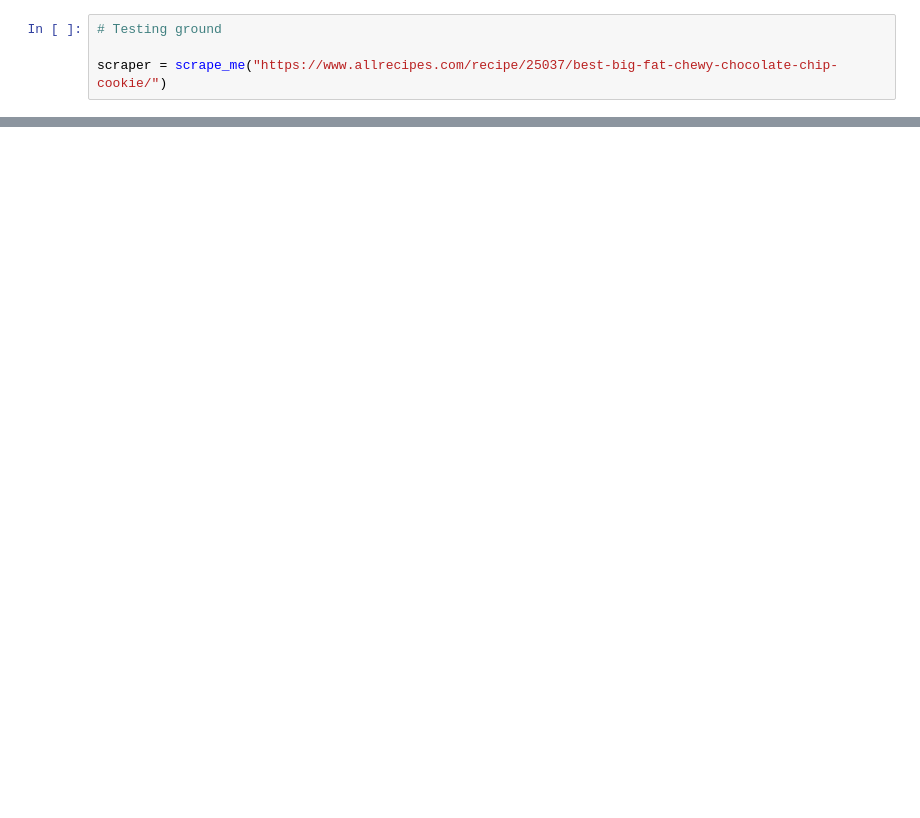
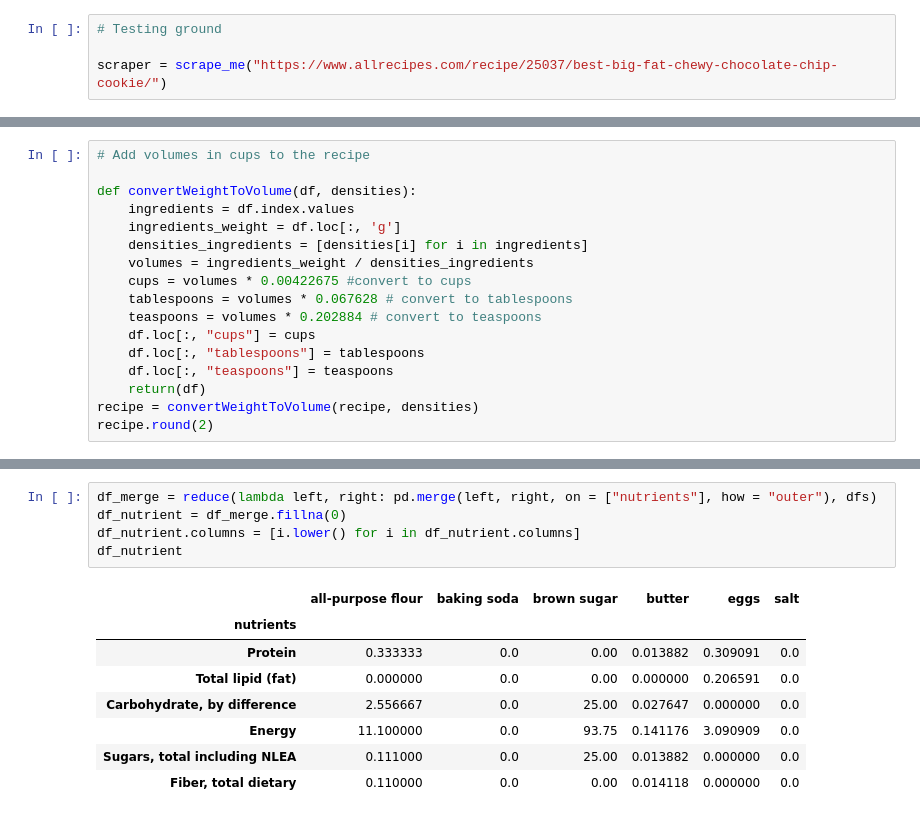
Before and after one commit to kiti15237/median_meal, a Jupyter notebook: recipe_averager.ipynb, the cells around one changed output, grey strips where cells are left out. Drawn from its saved outputs; the diff is of its cells as text; blank space fills up the shorter version.

```diff
--- a/recipe_averager.ipynb
+++ b/recipe_averager.ipynb
@@ -655,0 +693,17 @@ recipe
+# %%
+# Add volumes in cups to the recipe
+
+def convertWeightToVolume(df, densities):
+    ingredients = df.index.values
+    ingredients_weight = df.loc[:, 'g']
+    densities_ingredients = [densities[i] for i in ingredients]
+    volumes = ingredients_weight / densities_ingredients
+    cups = volumes * 0.00422675 #convert to cups
+    tablespoons = volumes * 0.067628 # convert to tablespoons
+    teaspoons = volumes * 0.202884 # convert to teaspoons
+    df.loc[:, "cups"] = cups
+    df.loc[:, "tablespoons"] = tablespoons
+    df.loc[:, "teaspoons"] = teaspoons
+    return(df)
+recipe = convertWeightToVolume(recipe, densities)
+recipe.round(2)
@@ -675,0 +822,14 @@ np.mean(oven_temps_flat)
+# %%
+df_merge = reduce(lambda left, right: pd.merge(left, right, on = ["nutrients"], how = "outer"), dfs)
+df_nutrient = df_merge.fillna(0)
+df_nutrient.columns = [i.lower() for i in df_nutrient.columns]
+df_nutrient
+# %% [output]
+|  | all-purpose flour | baking soda | brown sugar | butter | eggs | salt |
+| nutrients |  |  |  |  |  |  |
+| Protein | 0.333333 | 0.0 | 0.00 | 0.013882 | 0.309091 | 0.0 |
+| Total lipid (fat) | 0.000000 | 0.0 | 0.00 | 0.000000 | 0.206591 | 0.0 |
+| Carbohydrate, by difference | 2.556667 | 0.0 | 25.00 | 0.027647 | 0.000000 | 0.0 |
+| Energy | 11.100000 | 0.0 | 93.75 | 0.141176 | 3.090909 | 0.0 |
+| Sugars, total including NLEA | 0.111000 | 0.0 | 25.00 | 0.013882 | 0.000000 | 0.0 |
+| Fiber, total dietary | 0.110000 | 0.0 | 0.00 | 0.014118 | 0.000000 | 0.0 |
```
Also changed, not shown: parts of 14 cells of this notebook, 20 other files.
